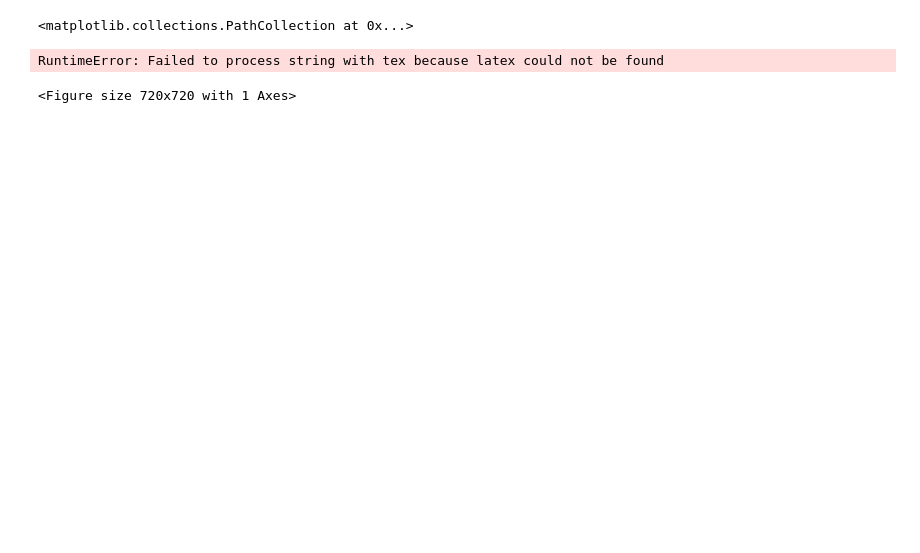
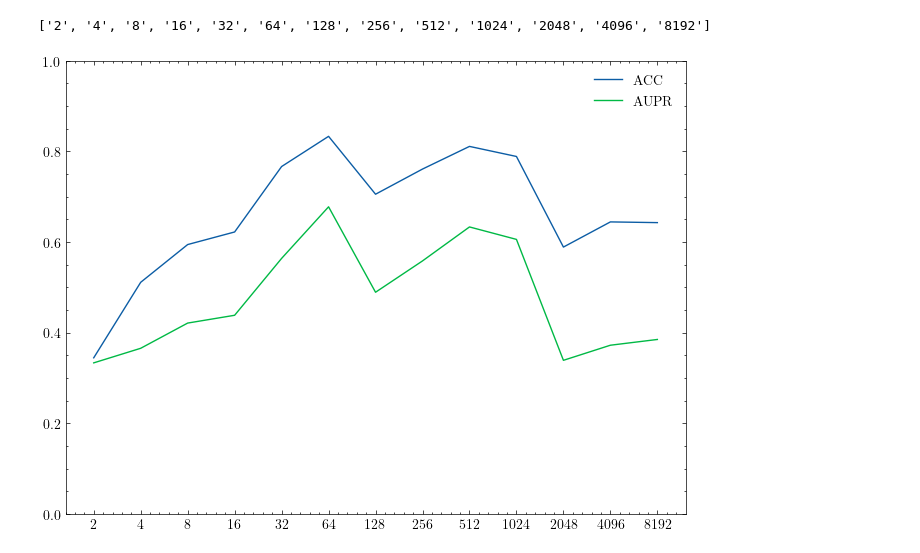
Before and after one commit to maichmueller/CausalPy, a Jupyter notebook: examples/Untitled3.ipynb, the cells around one changed output. Drawn from its saved outputs; the diff is of its cells as text; code cells hidden in the pictures; blank space fills up the shorter version.

```diff
--- a/examples/Untitled3.ipynb
+++ b/examples/Untitled3.ipynb
@@ -5,2 +8,2 @@ import matplotlib.pyplot as plt
 # %%
-plt.style.use(['science','bright'])
+plt.style.use(['science'])
@@ -11,7 +10,4 @@ T = 30 - A * .01 + np.random.normal(0, 1, size=N)
-# %%
-fig = plt.figure(figsize=(10, 10))
-plt.scatter(A, T, alpha=.5)
-# %% [output]
-<matplotlib.collections.PathCollection at 0x...>
-RuntimeError: Failed to process string with tex because latex could not be found
-<Figure size 720x720 with 1 Axes>
+# %%
+files = {}
+for file in sorted(os.listdir("/home/michael/Desktop/test")):
+    files[file] = pd.read_csv("/home/michael/Desktop/test/" + file, index_col=None)
@@ -17,0 +27,42 @@ RuntimeError: Failed to process string with tex because latex could not be found
+# %%
+def comp_avg_metric(data, metric=accuracy_score):
+    avg = 0
+
+    gt = ground_truth
+    gt_df = ground_truth_df
+    vals = []
+    if len(data.columns) == 10:
+        gt = ground_truth_confounded
+        gt_df = ground_truth_confounded_df
+    for i, row in data.iterrows():
+        # print(row)
+        vals.append(metric(gt, row))
+    mean = np.mean(vals)
+    std = np.std(vals)
+
+    return {"mean": mean, "std": std}
+# %%
+fig, ax = plt.subplots(figsize=(8,6), dpi=100)
+acc={}
+aupr={}
+for file in files:
+    step = int(re.search(r"(?<=step-)\d+", file).group())
+
+
+    acc[step] = comp_avg_metric(files[file].round(), accuracy_score)
+    aupr[step] = comp_avg_metric(files[file].round(), average_precision_score)
+
+acc = {x[0]: x[1]["mean"] for x in sorted(acc.items(), key=lambda x: x[0])}
+aupr = {x[0]: x[1]["mean"] for x in sorted(aupr.items(), key=lambda x: x[0])}
+steps = [str(2**(step)) for step in acc.keys()]
+print(steps)
+ax.plot(list(acc.keys()), list(acc.values()), label="ACC")
+ax.plot(list(aupr.keys()), list(aupr.values()), label="AUPR")
+ax.set_xticks(np.arange(1, len(steps)+1))
+ax.set_xticklabels(steps)
+ax.set_ylim(0, 1)
+ax.legend()
+plt.show()
+# %% [output]
+['2', '4', '8', '16', '32', '64', '128', '256', '512', '1024', '2048', '4096', '8192']
+[figure, added]
```
Also changed, not shown: parts of 4 cells of this notebook, 13 other files.
